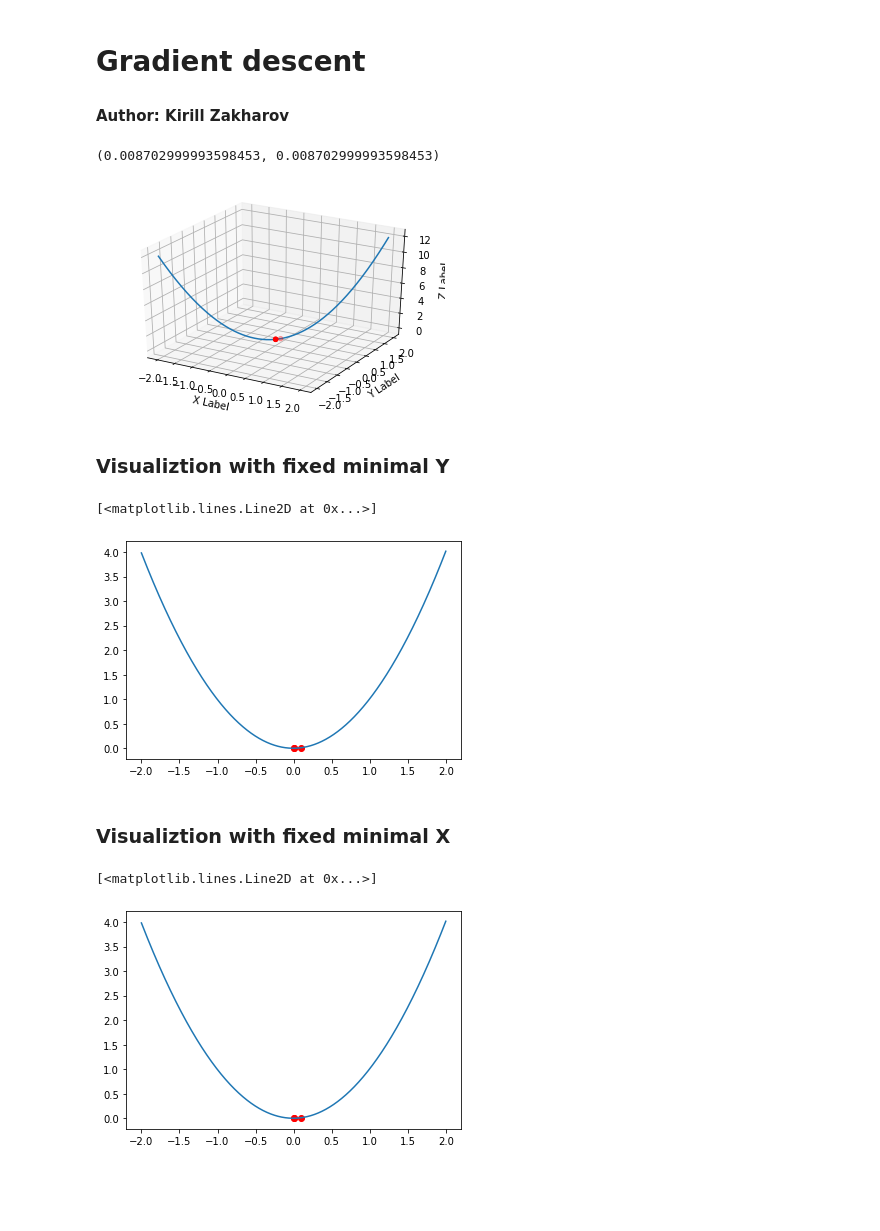
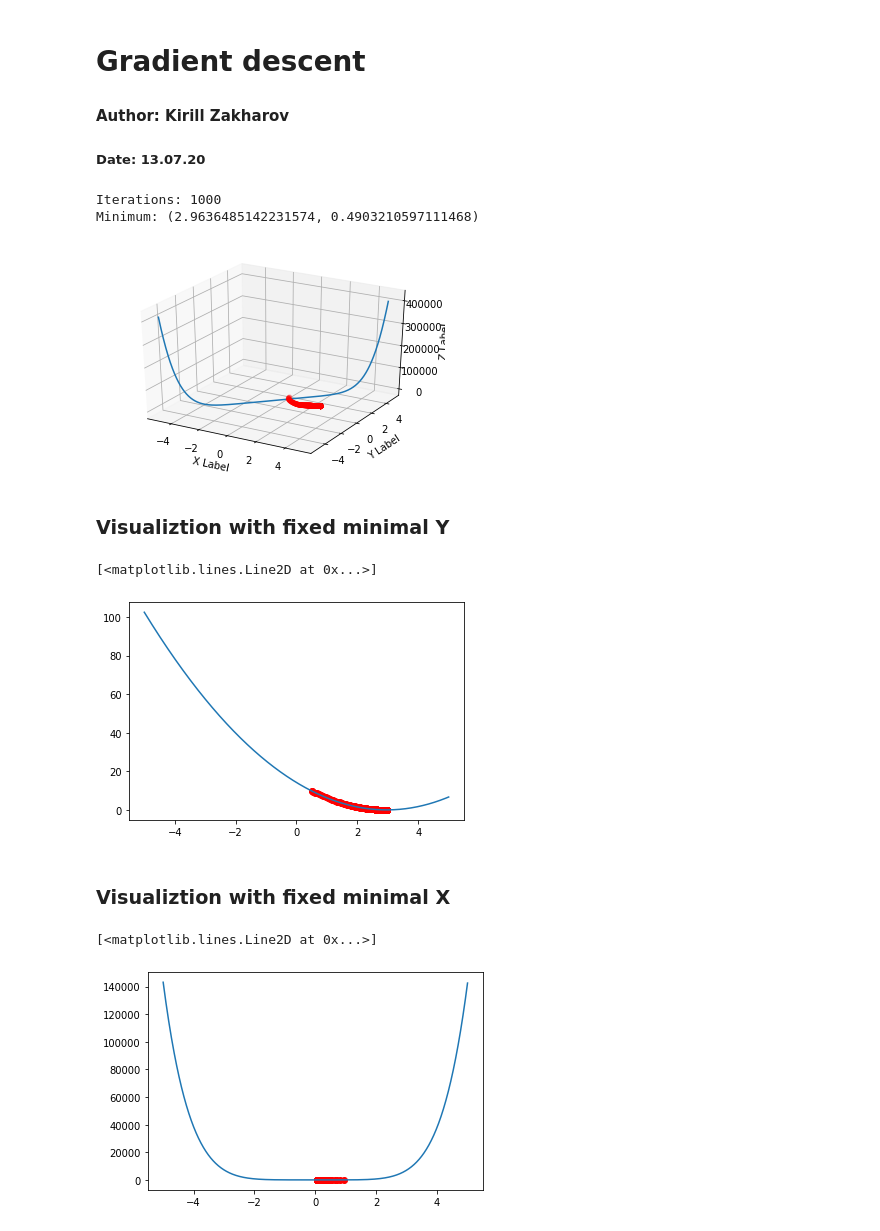
Before and after one commit to kirillzx/Math-projects, a Jupyter notebook: EP/gradient_descent.ipynb, the cells around one changed output. Cells and saved outputs as stored; diff of their text form; code cells hidden in the pictures; blank space fills up the shorter version.

```diff
--- a/EP/gradient_descent.ipynb
+++ b/EP/gradient_descent.ipynb
@@ -1,6 +1,7 @@
 # %% [markdown]
 # Gradient descent
 #### Author: Kirill Zakharov
+##### Date: 13.07.20
 # %%
 from scipy.misc import derivative
 import numpy as np
@@ -9,7 +10,9 @@ import matplotlib.pyplot as plt
 from mpl_toolkits.mplot3d import Axes3D
 # %%
 def f(x, y): #initial function
-    return x**2 + x*y + y**2
+    return (1.5 - x + x*y)**2 + (2.25 - x + x*y**2)**2 + (2.625 - x + x*y**3)**2
+
+
 
 def partialX(f, x, y, d): #take the partial derivative by X
     return (f(x + d, y) - f(x, y))/d
@@ -39,55 +42,62 @@ def dyh(f, a, b, k):
     minf = (a+b)/2 #result
     return minf, array #the minimum and the list of the roots
 
-def grad_descent(f, x, y, d, step, eps, m):
+def grad_descent(f, x, y, step, eps, d, max_iter):
+    iters = 0
     x0 = x
     y0 = y
-    xmin = x0 - step*grad(f, x0, y0, d)[0]
-    ymin = y0 - step*grad(f, x0, y0, d)[1]
-    minf = 0
-    array = [(xmin, ymin)]
-    while abs(f(x0, y0)) - abs(f(xmin, ymin)) > eps and m > 0: #condition for breaking
+    xmin = x0 - step*partialX(f, x0, y0, d)
+    ymin = y0 - step*partialY(f, x0, y0, d)
+    minf = (xmin, ymin)
+    array = [minf]
+
+    while abs(abs(f(x0, y0)) - abs(f(xmin, ymin))) > eps and iters < 1000:
         x0 = xmin
-        y0 = xmin
+        y0 = ymin
         g = grad(f, x0, y0, d)
+
         xmin = x0 - step*g[0] #calculate the x component of the gradient
         ymin = y0 - step*g[1] #calculate the y component of the gradient
+
+        iters += 1
+#         step = dyh(lambda x: f(x0 - x*g[0], y0 - x*g[1]), 0, 1, 30)[0] #calculate the gd step by unconditional optimization
+
         array.append((xmin, ymin)) #array of every steps
         minf = (xmin, ymin)
-        m-=1
-        step = dyh(lambda x: f(xmin - x*g[0], ymin - x*g[1]), 0, 1, 30)[0] #calculate the gd step by unconditional optimization
-
-    return minf, array
+    return minf, iters, array
-# %%
-step = 0.3
-eps = 0.0001
-minf, array = grad_descent(f, 1, 1, 0.001, step, eps, 100)
-res = np.array(array).T #transpose array
-val = list(map(f,res[0],res[1])) #the values of the function in points
-minf # the minimum point
-# %% [output]
-(0.008702999993598453, 0.008702999993598453)
+# %%
+step = 0.01
+eps = 10**(-7)
+d = 0.001
+max_iter = 1000
+minf, iters, array = grad_descent(f, 0.7, 1.4, step, eps, d, max_iter)
+print(f"Iterations: {iters}\nMinimum: {minf}")
+# %% [output]
+Iterations: 1000
+Minimum: (2.9636485142231574, 0.4903210597111468)
 # %%
+res = np.array(array).T          #transpose array
+val = list(map(f,res[0],res[1])) #the values of the function in points
 xs = list(res[0])
 ys = list(res[1])
 zs = val
 
-x1 = np.linspace(-2,2,num=1000)
-y1 = np.linspace(-2,2,num=1000)
+x1 = np.linspace(-5,5,num=1000)
+y1 = np.linspace(-5,5,num=1000)
 z1 = list(map(f, x1, y1))
 
 fig = plt.figure()
 ax = fig.add_subplot(111, projection='3d')
 ax.plot(x1, y1, z1)
 ax.scatter(xs, ys, zs, c='r', marker='o')
 
 ax.set_xlabel('X Label')
 ax.set_ylabel('Y Label')
 ax.set_zlabel('Z Label')
 
 plt.show()
 # %% [output]
-[figure, old version]
+[figure, new version]
 # %% [markdown]
 ### Visualiztion with fixed minimal Y
 # %%
@@ -104,7 +114,7 @@ plt.scatter(xs, f_fixY, c='r')
 plt.plot(x1, f_fullY)
 # %% [output]
 [<matplotlib.lines.Line2D at 0x...>]
-[figure, old version]
+[figure, new version]
 # %% [markdown]
 ### Visualiztion with fixed minimal X
 # %%
@@ -121,4 +131,4 @@ plt.scatter(ys, f_fixX, c='r')
 plt.plot(y1, f_fullX)
 # %% [output]
 [<matplotlib.lines.Line2D at 0x...>]
-[figure, old version]
+[figure, new version]
```
Also changed, not shown: 1 other file.
